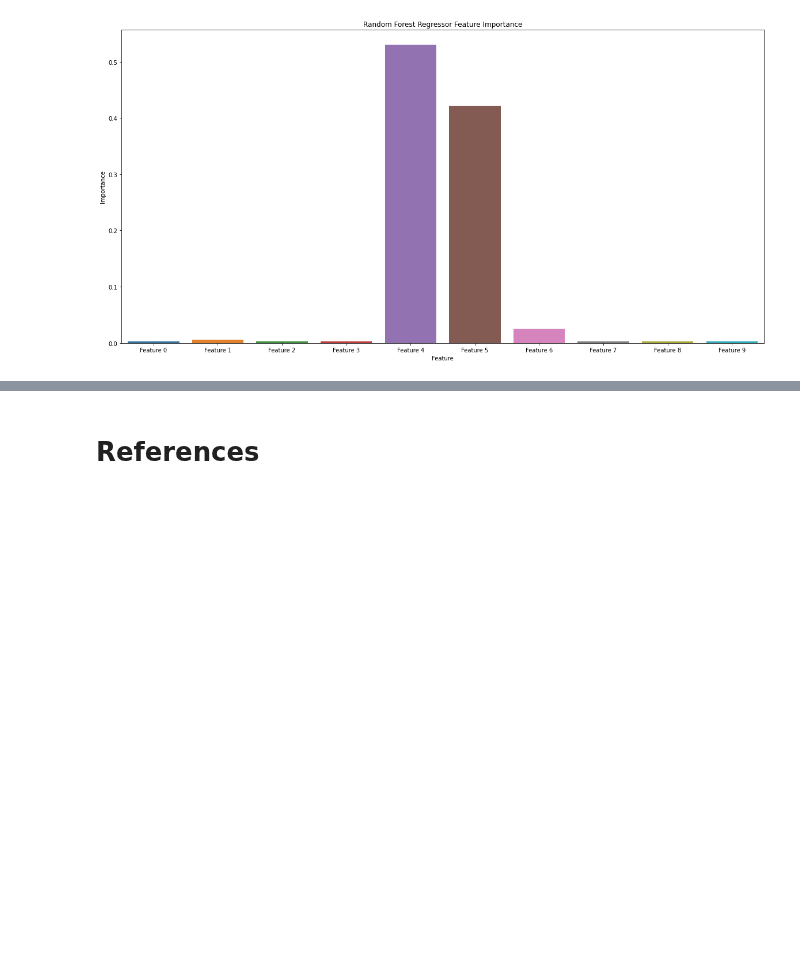
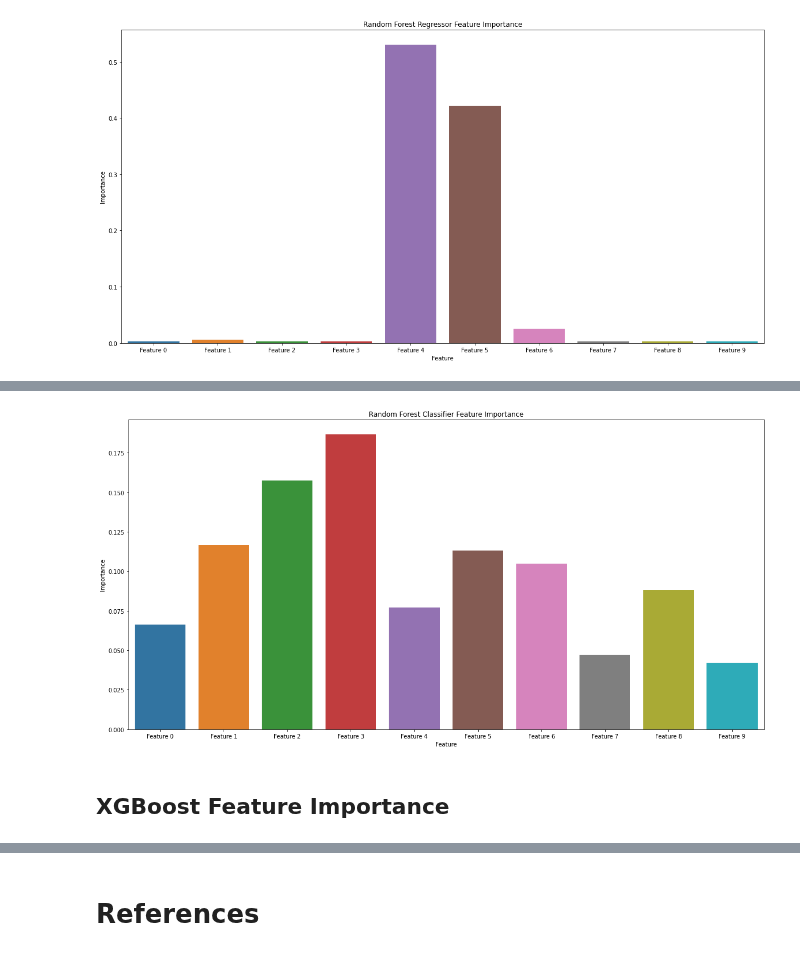
Before and after one commit to hsteinshiromoto/blog, a Jupyter notebook: notebooks/how_to_calculate_feature_importance_with_python/how_to_calculate_feature_importance_with_python.ipynb, the cells around one changed output, grey strips where cells are left out. Cells and saved outputs as stored; diff of their text form; code cells hidden in the pictures; blank space fills up the shorter version.

```diff
--- a/notebooks/how_to_calculate_feature_importance_with_python/how_to_calculate_feature_importance_with_python.ipynb
+++ b/notebooks/how_to_calculate_feature_importance_with_python/how_to_calculate_feature_importance_with_python.ipynb
@@ -315,0 +319,7 @@ ax.set(title="Random Forest Regressor Feature Importance", xlabel="Feature", yla
+# %%
+from sklearn.ensemble import RandomForestClassifier
+
+# define the model
+model = RandomForestClassifier()
+# fit the model
+model.fit(X_clf, y_clf)
@@ -315,0 +332,6 @@ ax.set(title="Random Forest Regressor Feature Importance", xlabel="Feature", yla
+# %%
+# get importance
+importance = model.feature_importances_
+# summarize feature importance
+for i,v in enumerate(importance):
+	print('Feature: %0d, Score: %.5f' % (i,v))
@@ -315,0 +349,9 @@ ax.set(title="Random Forest Regressor Feature Importance", xlabel="Feature", yla
+# %%
+# plot feature importance
+fig, ax = plt.subplots(figsize=(20, 10))
+ax = sns.barplot(x=[f"Feature {x}" for x in range(len(importance))], y=importance, ax=ax)
+ax.set(title="Random Forest Classifier Feature Importance", xlabel="Feature", ylabel="Importance");
+# %% [output]
+[figure, added]
+# %% [markdown]
+## XGBoost Feature Importance
```
Also changed, not shown: parts of 12 cells of this notebook.
